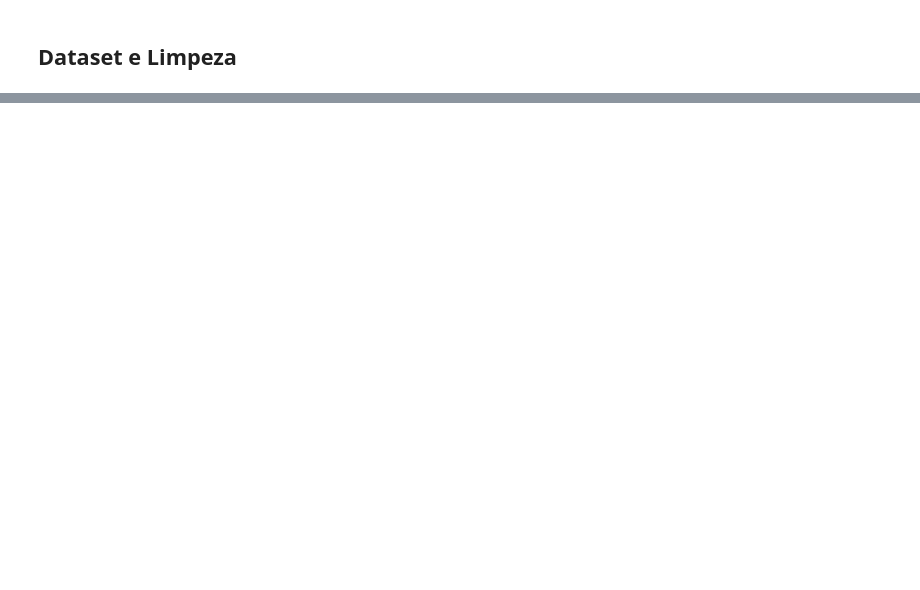
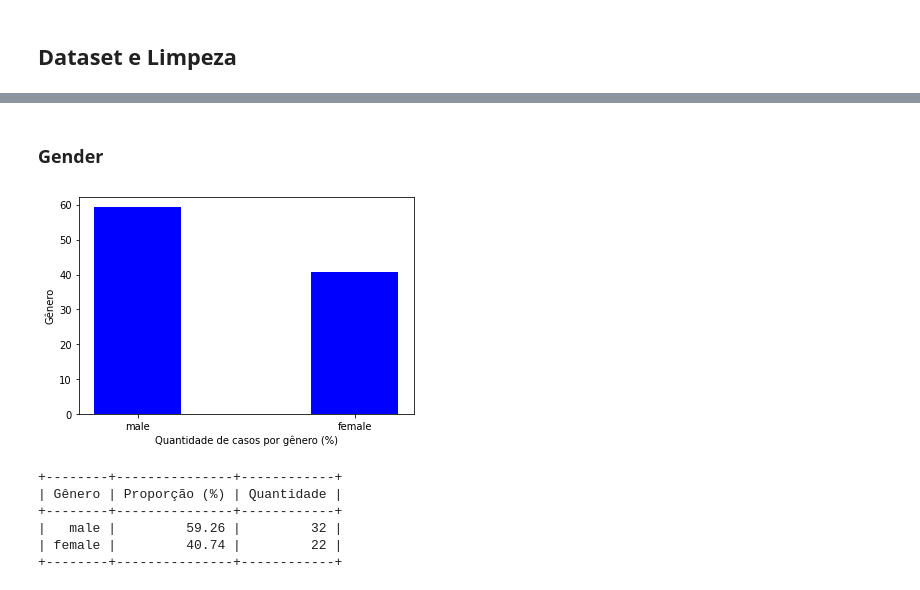
Before and after one commit to rbdlm/Covid, a Jupyter notebook: Covid.ipynb, the cells around one changed output, grey strips where cells are left out. Cells and saved outputs as stored; diff of their text form; code cells hidden in the pictures; blank space fills up the shorter version.

```diff
--- a/Covid.ipynb
+++ b/Covid.ipynb
@@ -56,0 +102,36 @@ df_covid
+# %% [markdown]
+### Gender
+# %%
+gender = df_covid['gender'].value_counts()
+
+y_axis = [round(result/sum(gender.values)*100,2) for result in gender.values]
+x_axis = list(gender.index)
+width_n = 0.4
+bar_color = 'blue'
+
+plt.figure(figsize=(6, 4))
+plt.bar(x_axis, y_axis, color=bar_color, width = width_n, align='center')
+plt.xlabel('Quantidade de casos por gênero (%)')
+plt.ylabel('Gênero')
+plt.show()
+
+print('\n\n')
+
+x = PrettyTable(['Gênero', 'Proporção (%)', 'Quantidade'])
+x.align['Gênero'] = 'r'
+x.align['Proporção (%)'] = 'r'
+x.align['Quantidade'] = 'r'
+x.padding_width = 1
+
+for item, value in zip(gender.index, gender.values):
+  x.add_row([item, round(value/sum(gender.values)*100,2), value])
+
+print(x)
+# %% [output]
+[figure, added]
++--------+---------------+------------+
+| Gênero | Proporção (%) | Quantidade |
++--------+---------------+------------+
+|   male |         59.26 |         32 |
+| female |         40.74 |         22 |
++--------+---------------+------------+
```
Also changed, not shown: parts of 10 cells of this notebook.
